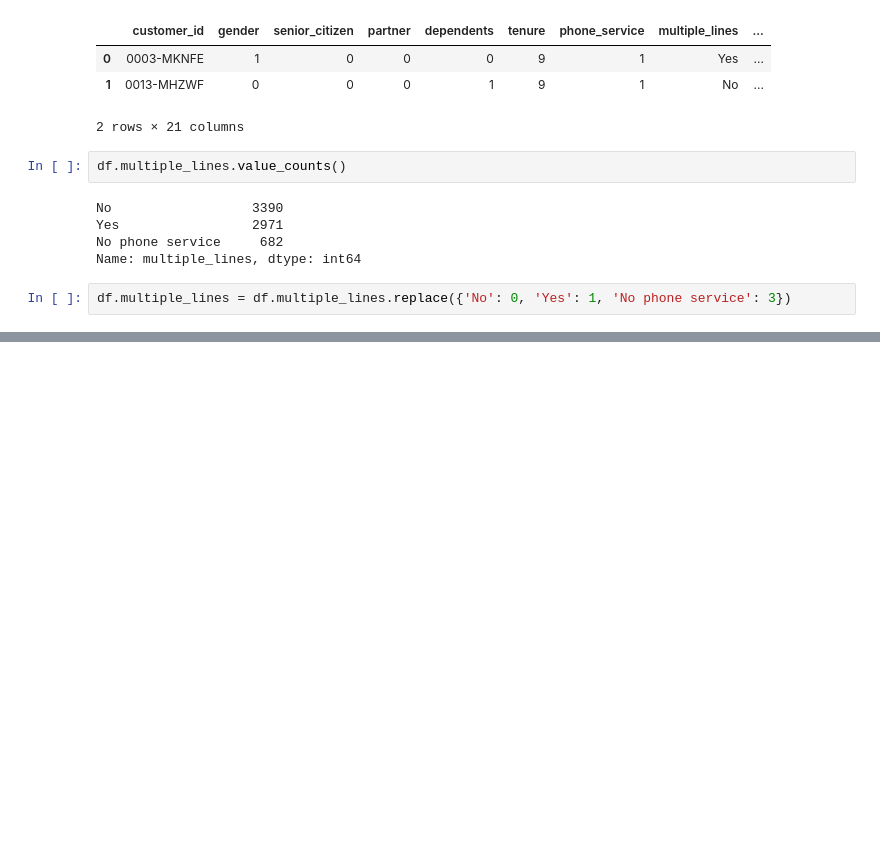
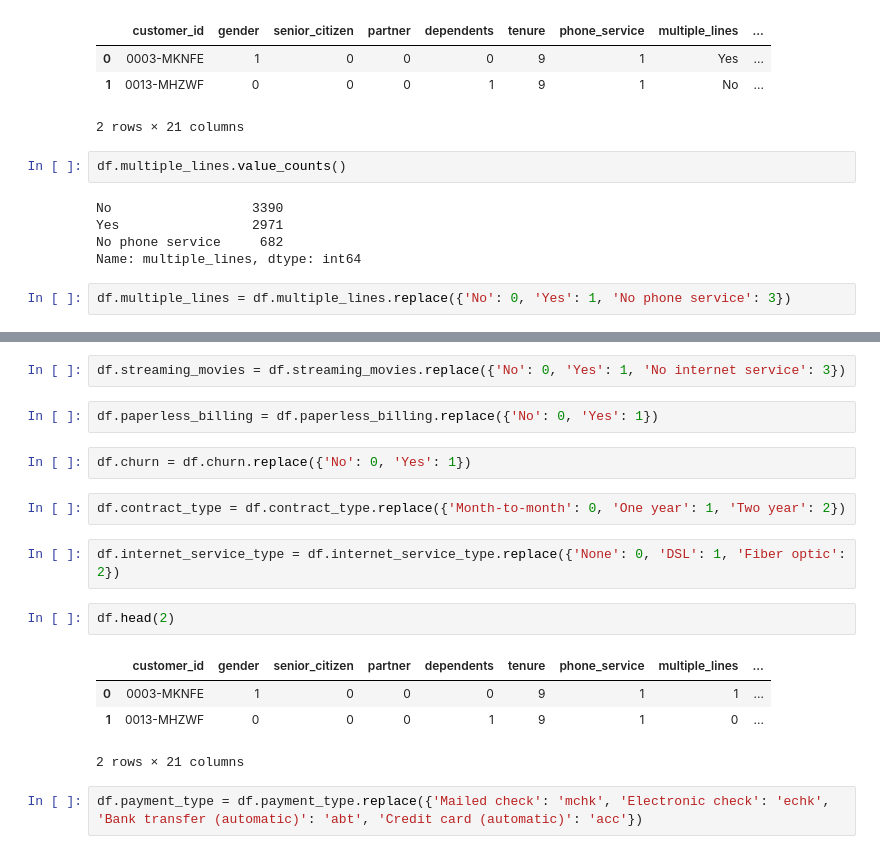
Before and after one commit to o0amandagomez0o/classification_proj, a Jupyter notebook: telco001.ipynb, the cells around one changed output, grey strips where cells are left out. Saved outputs shown, nothing was run; the diff lists cells and outputs as text; blank space fills up the shorter version.

```diff
--- a/telco001.ipynb
+++ b/telco001.ipynb
@@ -276,0 +287,19 @@ df.multiple_lines = df.multiple_lines.replace({'No': 0, 'Yes': 1, 'No phone serv
+# %%
+df.streaming_movies = df.streaming_movies.replace({'No': 0, 'Yes': 1, 'No internet service': 3})
+# %%
+df.paperless_billing = df.paperless_billing.replace({'No': 0, 'Yes': 1})
+# %%
+df.churn = df.churn.replace({'No': 0, 'Yes': 1})
+# %%
+df.contract_type = df.contract_type.replace({'Month-to-month': 0, 'One year': 1, 'Two year': 2})
+# %%
+df.internet_service_type = df.internet_service_type.replace({'None': 0, 'DSL': 1, 'Fiber optic': 2})
+# %%
+df.head(2)
+# %% [output]
+|  | customer_id | gender | senior_citizen | partner | dependents | tenure | phone_service | multiple_lines | ... |
+| 0 | 0003-MKNFE | 1 | 0 | 0 | 0 | 9 | 1 | 1 | ... |
+| 1 | 0013-MHZWF | 0 | 0 | 0 | 1 | 9 | 1 | 0 | ... |
+2 rows × 21 columns
+# %%
+df.payment_type = df.payment_type.replace({'Mailed check': 'mchk', 'Electronic check': 'echk', 'Bank transfer (automatic)': 'abt', 'Credit card (automatic)': 'acc'})
```
Also changed, not shown: parts of 20 cells of this notebook, 2 other files.
